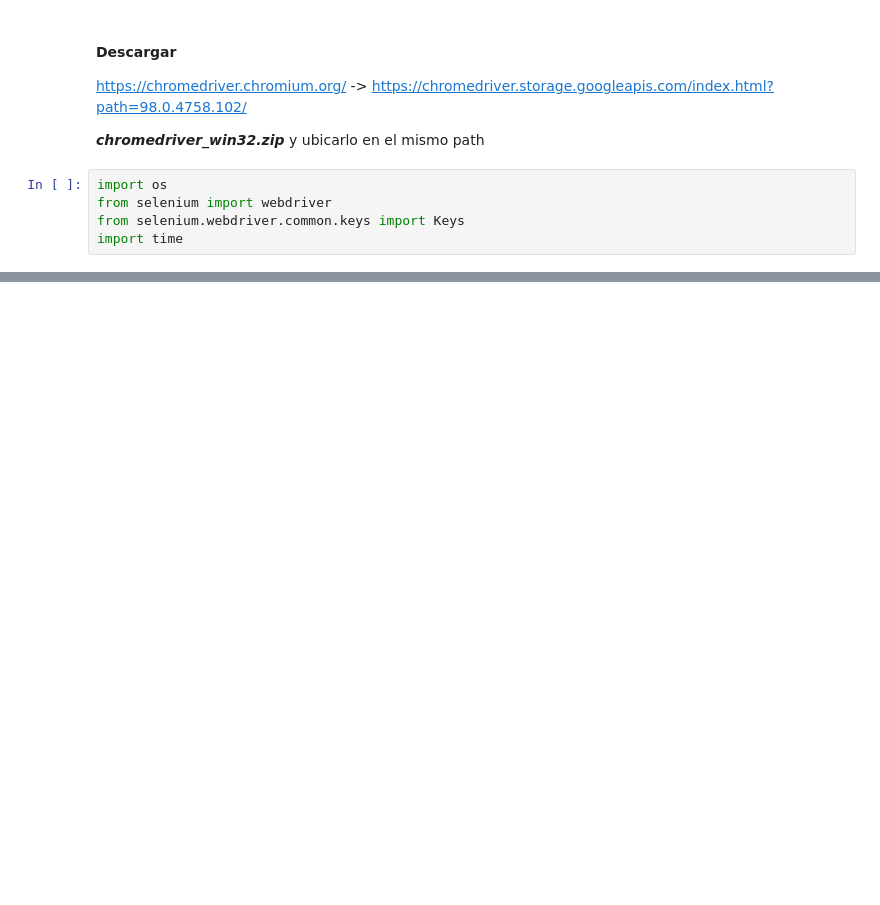
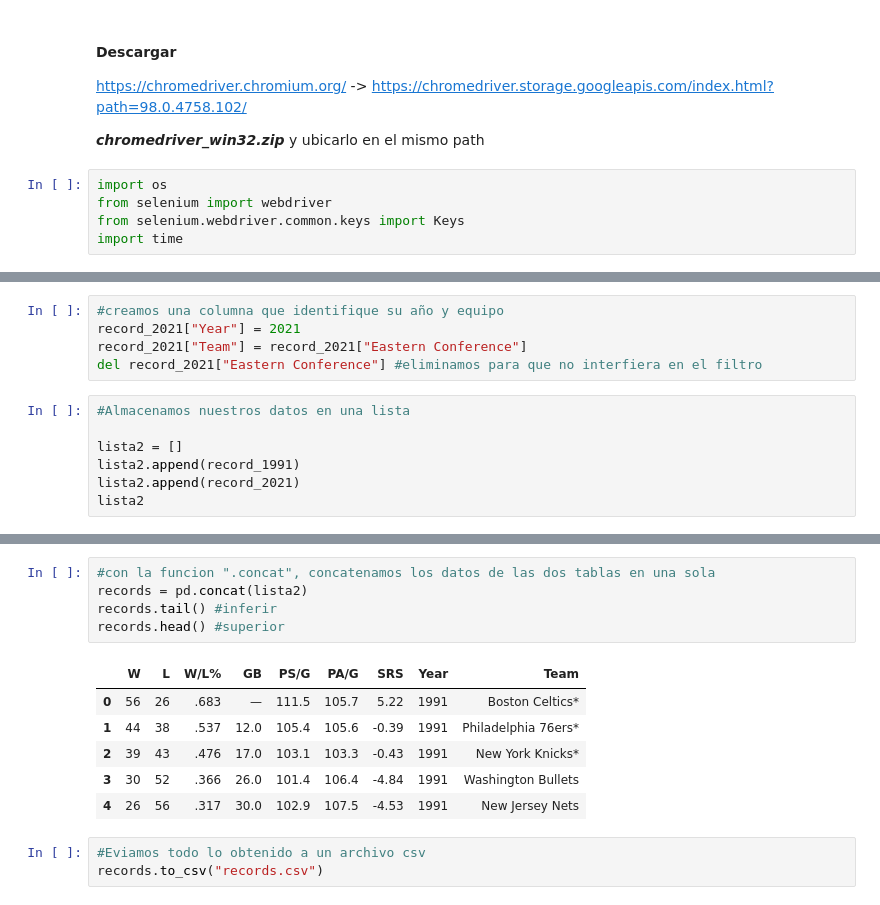
Before and after one commit to IsabelALL/TrabFinal, a Jupyter notebook: Web_Scraping_NBA.ipynb, the cells around one changed output, grey strips where cells are left out. Cells and saved outputs as stored; diff of their text form; blank space fills up the shorter version.

```diff
--- a/Web_Scraping_NBA.ipynb
+++ b/Web_Scraping_NBA.ipynb
@@ -229,0 +357,12 @@ driver = webdriver.Chrome(executable_path="C:/Users/Administrador/OneDrive/Escri
+# %%
+#creamos una columna que identifique su año y equipo
+record_2021["Year"] = 2021
+record_2021["Team"] = record_2021["Eastern Conference"]
+del record_2021["Eastern Conference"] #eliminamos para que no interfiera en el filtro
+# %%
+#Almacenamos nuestros datos en una lista
+
+lista2 = []
+lista2.append(record_1991)
+lista2.append(record_2021)
+lista2
@@ -229,0 +387,15 @@ driver = webdriver.Chrome(executable_path="C:/Users/Administrador/OneDrive/Escri
+# %%
+#con la funcion ".concat", concatenamos los datos de las dos tablas en una sola
+records = pd.concat(lista2)
+records.tail() #inferir
+records.head() #superior
+# %% [output]
+|  | W | L | W/L% | GB | PS/G | PA/G | SRS | Year | Team |
+| 0 | 56 | 26 | .683 | — | 111.5 | 105.7 | 5.22 | 1991 | Boston Celtics* |
+| 1 | 44 | 38 | .537 | 12.0 | 105.4 | 105.6 | -0.39 | 1991 | Philadelphia 76ers* |
+| 2 | 39 | 43 | .476 | 17.0 | 103.1 | 103.3 | -0.43 | 1991 | New York Knicks* |
+| 3 | 30 | 52 | .366 | 26.0 | 101.4 | 106.4 | -4.84 | 1991 | Washington Bullets |
+| 4 | 26 | 56 | .317 | 30.0 | 102.9 | 107.5 | -4.53 | 1991 | New Jersey Nets |
+# %%
+#Eviamos todo lo obtenido a un archivo csv
+records.to_csv("records.csv")
```
Also changed, not shown: parts of 17 cells of this notebook.
